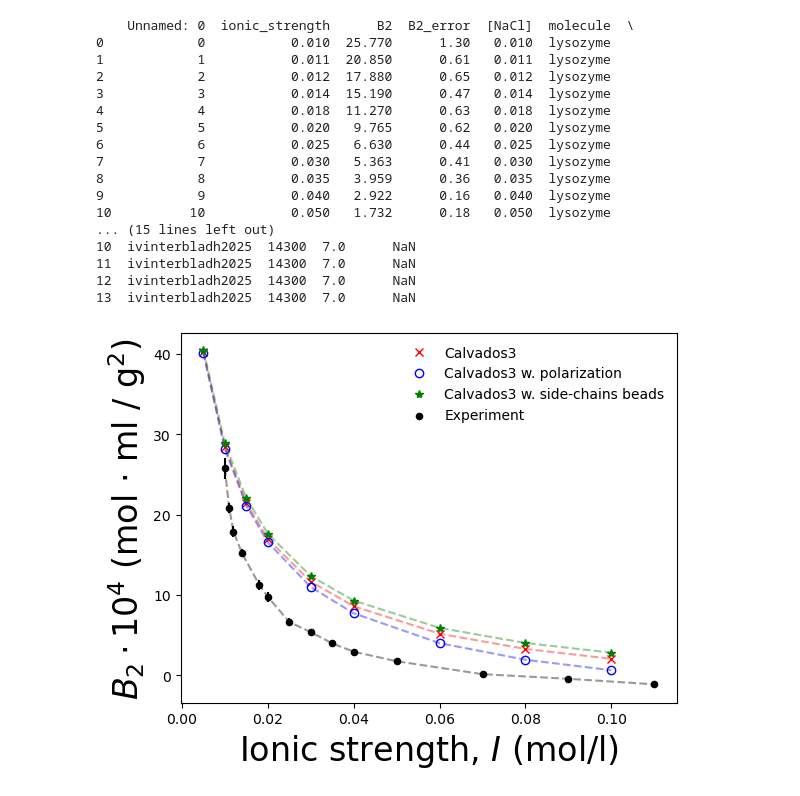
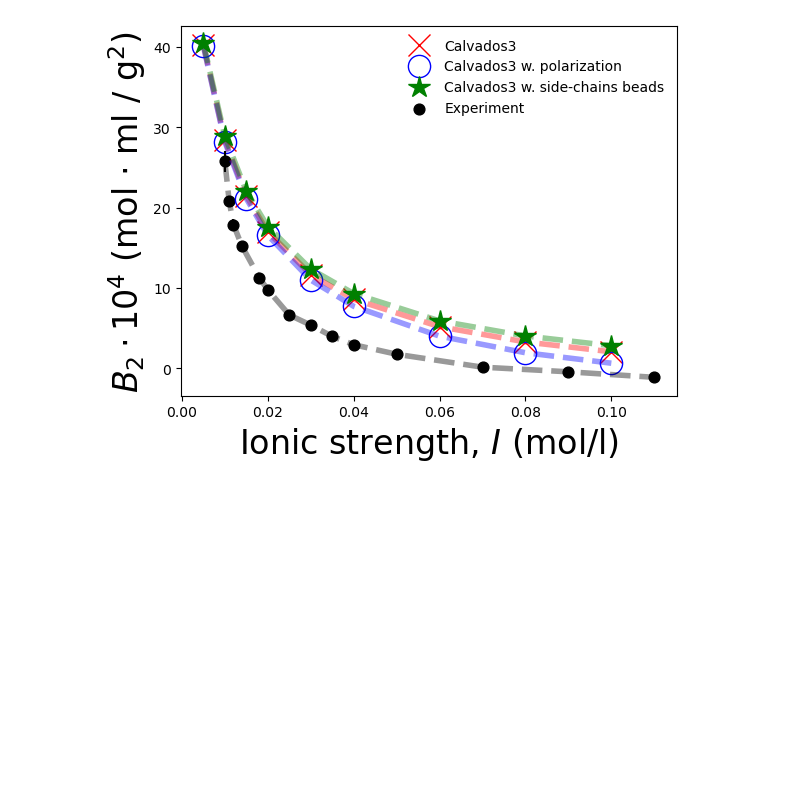
Before and after one commit to mlund/SI-pose-exploration, a Jupyter notebook: protein_b2/plot.ipynb, the cells around one changed output. Cells and saved outputs as stored; diff of their text form; code cells hidden in the pictures; blank space fills up the shorter version.

```diff
--- a/protein_b2/plot.ipynb
+++ b/protein_b2/plot.ipynb
@@ -30,8 +30,8 @@ df
 # %%
 def plot_lysozyme(ax):
     Ion, B2 = np.loadtxt("lysozyme_pH7_vanilla/b2.dat", unpack=True)
-    ax.plot(Ion / 1e3, B2 * 1e4, "rx", label="Calvados3")
-    ax.plot(Ion / 1e3, B2 * 1e4, "r--", label=None, alpha=0.4)
+    ax.plot(Ion / 1e3, B2 * 1e4, "rx", label="Calvados3", markersize=16)
+    ax.plot(Ion / 1e3, B2 * 1e4, "r--", label=None, alpha=0.4, linewidth=4)
 
     Ion, B2 = np.loadtxt("lysozyme_pH7_alpha/b2.dat", unpack=True)
     ax.plot(
@@ -39,58 +39,42 @@ def plot_lysozyme(ax):
         B2 * 1e4,
         "bo",
         markerfacecolor="none",
         label="Calvados3 w. polarization",
+        markersize=16,
     )
-    ax.plot(Ion / 1e3, B2 * 1e4, "b--", label=None, alpha=0.4)
+    ax.plot(Ion / 1e3, B2 * 1e4, "b--", label=None, alpha=0.4, linewidth=4)
 
     Ion, B2 = np.loadtxt("lysozyme_pH7_sidechain/b2.dat", unpack=True)
-    ax.plot(Ion/ 1e3, B2 * 1e4, "g*", label="Calvados3 w. side-chains beads")
-    ax.plot(Ion/ 1e3, B2 * 1e4, "g--", label=None, alpha=0.4)
+    ax.plot(Ion/ 1e3, B2 * 1e4, "g*", label="Calvados3 w. side-chains beads", markersize=16)
+    ax.plot(Ion/ 1e3, B2 * 1e4, "g--", label=None, alpha=0.4, linewidth=4)
 
     sel = (df.pH == 7.0) & (df.molecule == "lysozyme")
     exp = df[sel].copy(deep=True)
     exp["B2"] = exp["B2"] * 1e4
     exp["B2_error"] = exp["B2_error"] * 1e4
-    print(exp)
-    exp.plot(
+
+    exp.plot.scatter(
         "ionic_strength",
         "B2",
         yerr="B2_error",
         color="k",
-        kind="scatter",
         label="Experiment",
         ax=ax,
+        s=60,
     )
     exp.plot(
-        "ionic_strength", "B2", style="k--", kind="line", ax=ax, alpha=0.4, label=""
+        "ionic_strength", "B2", style="k--", kind="line", ax=ax, alpha=0.4, label="", linewidth=4
     )
 
     ax.set_xlabel(r"Ionic strength, $I$ (mol/l)", fontsize=24)
     ax.set_ylabel(r"$B_2\cdot 10^4$ (mol $\cdot$ ml / g$^2$)", fontsize=24)
     ax.legend(frameon=False)
 
 
 fig, ax = plt.subplots()
 plot_lysozyme(ax)
 # %% [output]
-    Unnamed: 0  ionic_strength      B2  B2_error  [NaCl]  molecule  \
-0            0           0.010  25.770      1.30   0.010  lysozyme
-1            1           0.011  20.850      0.61   0.011  lysozyme
-2            2           0.012  17.880      0.65   0.012  lysozyme
-3            3           0.014  15.190      0.47   0.014  lysozyme
-4            4           0.018  11.270      0.63   0.018  lysozyme
-5            5           0.020   9.765      0.62   0.020  lysozyme
-6            6           0.025   6.630      0.44   0.025  lysozyme
-7            7           0.030   5.363      0.41   0.030  lysozyme
-8            8           0.035   3.959      0.36   0.035  lysozyme
-9            9           0.040   2.922      0.16   0.040  lysozyme
-10          10           0.050   1.732      0.18   0.050  lysozyme
-... (15 lines left out)
-10  ivinterbladh2025  14300  7.0      NaN
-11  ivinterbladh2025  14300  7.0      NaN
-12  ivinterbladh2025  14300  7.0      NaN
-13  ivinterbladh2025  14300  7.0      NaN
-[figure, old version]
+[figure, new version]
 # %%
 def plot_cgn(ax):
     Ion, B2 = np.loadtxt("cgn_pH7_vanilla/b2.dat", unpack=True)
```
Also changed, not shown: parts of 1 cell of this notebook, 2 other files.
